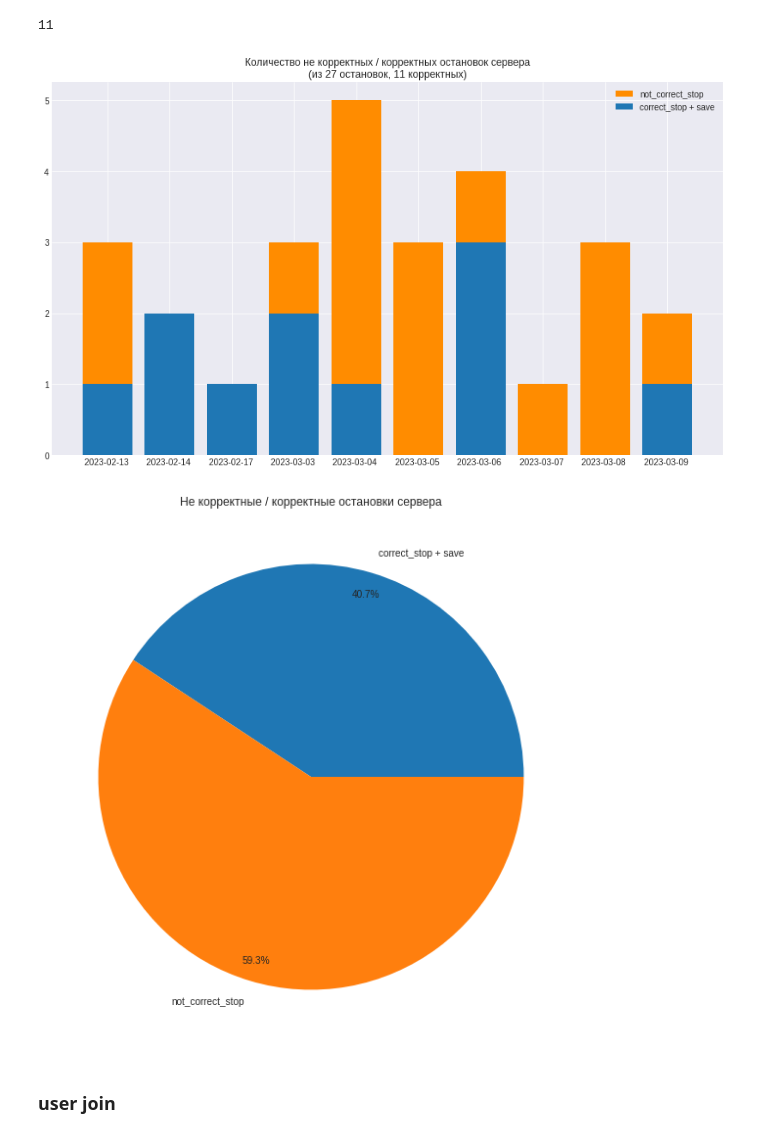
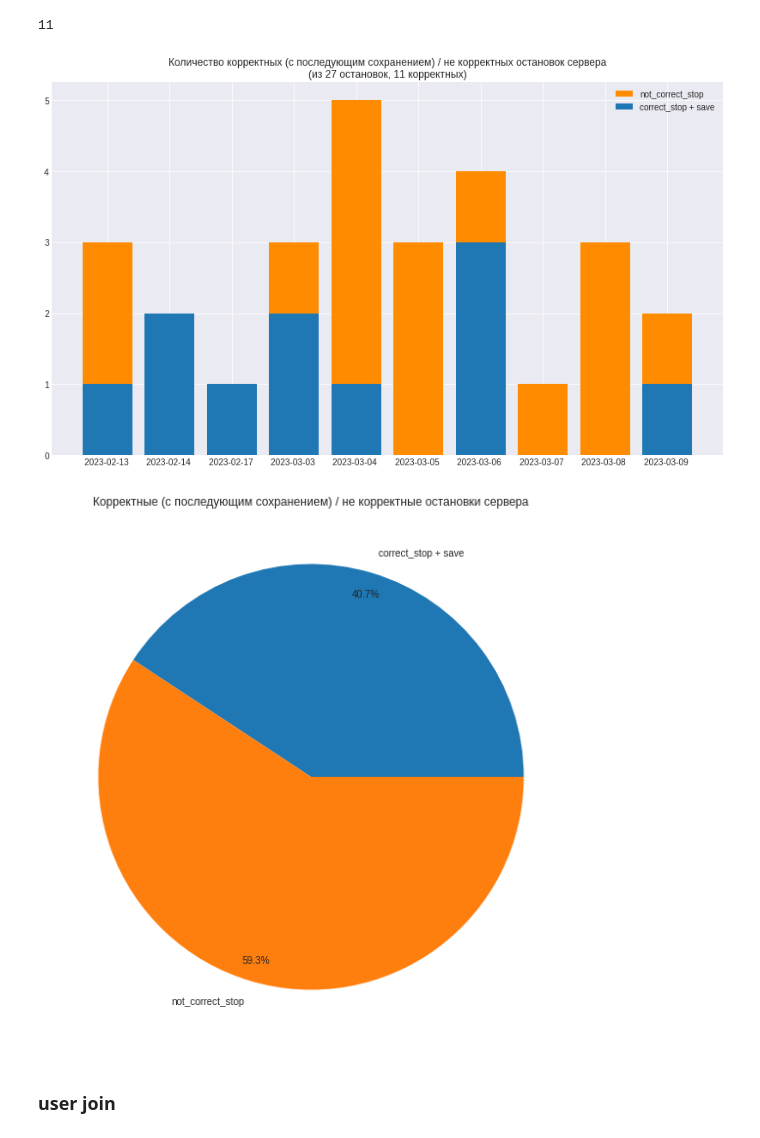
Before and after one commit to vi-bo/minecraft_log, a Jupyter notebook: mc_logs_4.2_anallys_text_mess.ipynb, the cells around one changed output. Cells and saved outputs as stored; diff of their text form; code cells hidden in the pictures.

```diff
--- a/mc_logs_4.2_anallys_text_mess.ipynb
+++ b/mc_logs_4.2_anallys_text_mess.ipynb
@@ -435,30 +435,30 @@ with plt.style.context(plt.style.available[plot_style]):
   # for i, total in enumerate(values_y):
   #   ax.text(i, total + 0.1, values_y[i], ha='center')
 
-  plt.title(f'Количество не корректных / корректных остановок сервера\n(из {sum(values_y_is_start)} остановок, {len(ind_save_is_ok)} корректных)')
+  plt.title(f'Количество корректных (с последующим сохранением) / не корректных остановок сервера\n(из {sum(values_y_is_start)} остановок, {len(ind_save_is_ok)} корректных)')
   ax.legend(loc='best')
   # ax.set_xlabel('Дата')
   # ax.set_ylabel('Количество')
   plt.show()
 # %% [output]
-[figure, old version]
+[figure, new version]
 # %%
 labels = ['correct_stop + save', 'not_correct_stop']
 value = [len(ind_save_is_ok), sum(values_y_is_start) - len(ind_save_is_ok)]
 
 # vibo: pie chart
 # vibo: здесь можно поиграться с номером темы (0-27)
 plot_style = 16
 with plt.style.context(plt.style.available[plot_style]):
   fig, ax = plt.subplots(figsize=(10, 10))
   explode = [0, 0]
   ax.pie(value, labels=labels, pctdistance=0.9, explode=explode, autopct='%1.1f%%', labeldistance=1.1)
 
-  plt.title(f'Не корректные / корректные остановки сервера')
+  plt.title(f'Корректные (с последующим сохранением) / не корректные остановки сервера')
   # ax.legend(loc='best')
   plt.show()
 # %% [output]
-[figure, old version]
+[figure, new version]
 # %% [markdown]
 ### **user join**
 # %% [markdown]
```
Also changed, not shown: parts of 17 cells of this notebook, 3 other files.
